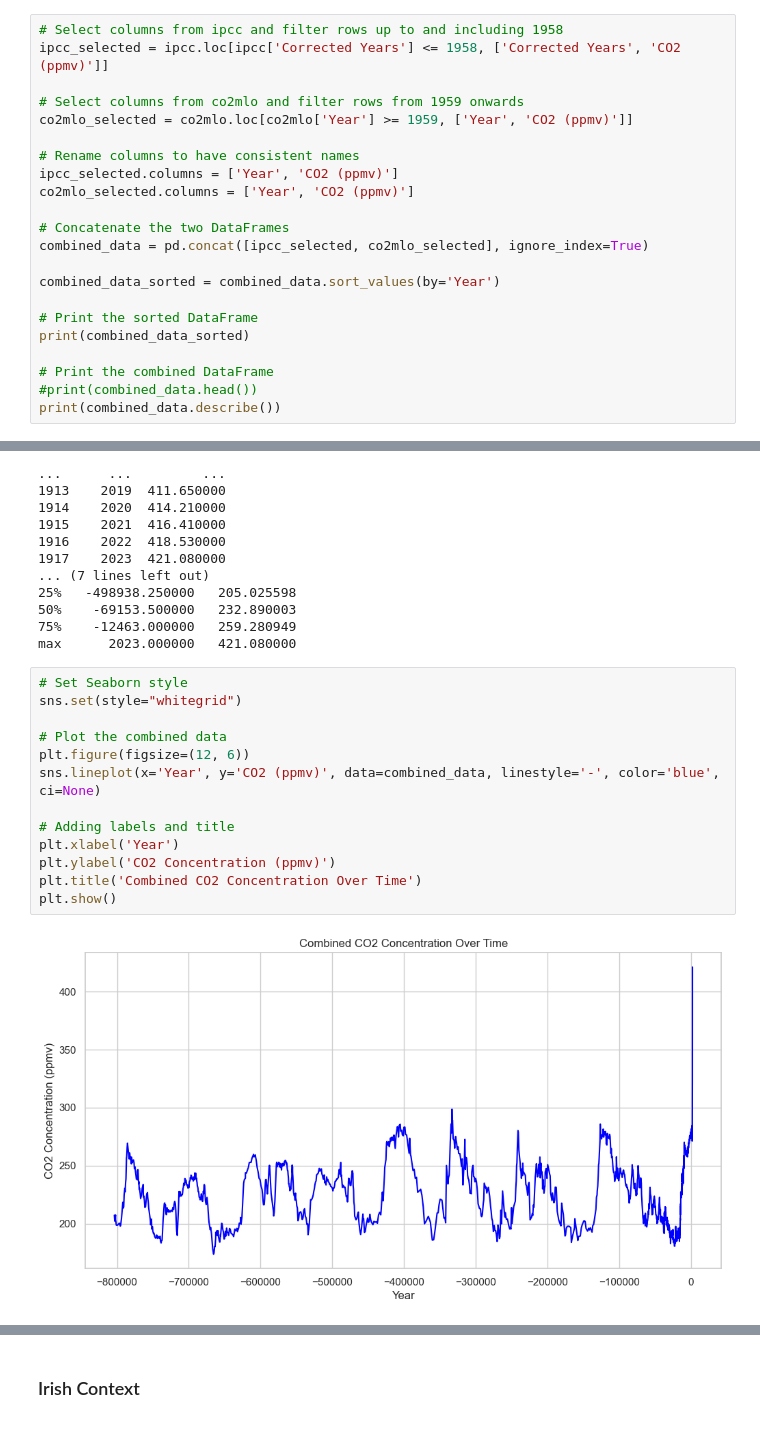
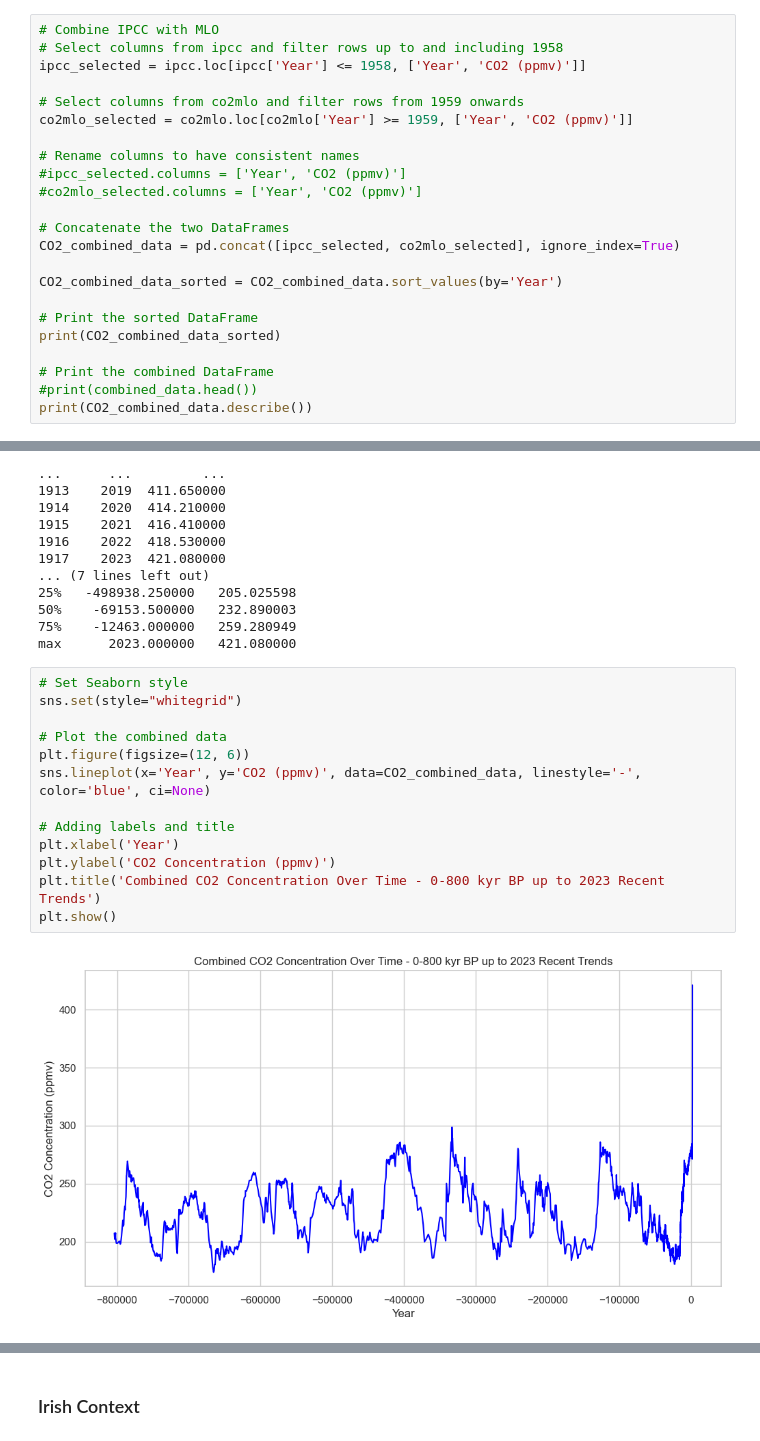
Before and after one commit to Sarahlouhast/Programming-for-Data-Analytics-Project-2, a Jupyter notebook: project.ipynb, the cells around one changed output, grey strips where cells are left out. Saved outputs shown, nothing was run; the diff lists cells and outputs as text.

```diff
--- a/project.ipynb
+++ b/project.ipynb
@@ -301,25 +320,26 @@ TRY AND ADD / CONCAT LUTHI WITH MLO - 1959 ONWARDS
 # %%
+# Combine IPCC with MLO
 # Select columns from ipcc and filter rows up to and including 1958
-ipcc_selected = ipcc.loc[ipcc['Corrected Years'] <= 1958, ['Corrected Years', 'CO2 (ppmv)']]
+ipcc_selected = ipcc.loc[ipcc['Year'] <= 1958, ['Year', 'CO2 (ppmv)']]
 
 # Select columns from co2mlo and filter rows from 1959 onwards
 co2mlo_selected = co2mlo.loc[co2mlo['Year'] >= 1959, ['Year', 'CO2 (ppmv)']]
 
 # Rename columns to have consistent names
-ipcc_selected.columns = ['Year', 'CO2 (ppmv)']
-co2mlo_selected.columns = ['Year', 'CO2 (ppmv)']
+#ipcc_selected.columns = ['Year', 'CO2 (ppmv)']
+#co2mlo_selected.columns = ['Year', 'CO2 (ppmv)']
 
 # Concatenate the two DataFrames
-combined_data = pd.concat([ipcc_selected, co2mlo_selected], ignore_index=True)
+CO2_combined_data = pd.concat([ipcc_selected, co2mlo_selected], ignore_index=True)
 
-combined_data_sorted = combined_data.sort_values(by='Year')
+CO2_combined_data_sorted = CO2_combined_data.sort_values(by='Year')
 
 # Print the sorted DataFrame
-print(combined_data_sorted)
+print(CO2_combined_data_sorted)
 
 # Print the combined DataFrame
 #print(combined_data.head())
-print(combined_data.describe())
+print(CO2_combined_data.describe())
 # %% [output]
         Year  CO2 (ppmv)
 1852 -803718  207.285440
@@ -341,15 +361,15 @@ max      2023.000000   421.080000
 # %%
 # Set Seaborn style
 sns.set(style="whitegrid")
 
 # Plot the combined data
 plt.figure(figsize=(12, 6))
-sns.lineplot(x='Year', y='CO2 (ppmv)', data=combined_data, linestyle='-', color='blue', ci=None)
+sns.lineplot(x='Year', y='CO2 (ppmv)', data=CO2_combined_data, linestyle='-', color='blue', ci=None)
 
 # Adding labels and title
 plt.xlabel('Year')
 plt.ylabel('CO2 Concentration (ppmv)')
-plt.title('Combined CO2 Concentration Over Time')
+plt.title('Combined CO2 Concentration Over Time - 0-800 kyr BP up to 2023 Recent Trends')
 plt.show()
 # %% [output]
-[figure, old version]
+[figure, new version]
```
Also changed, not shown: parts of 39 cells of this notebook, 3 other files.
